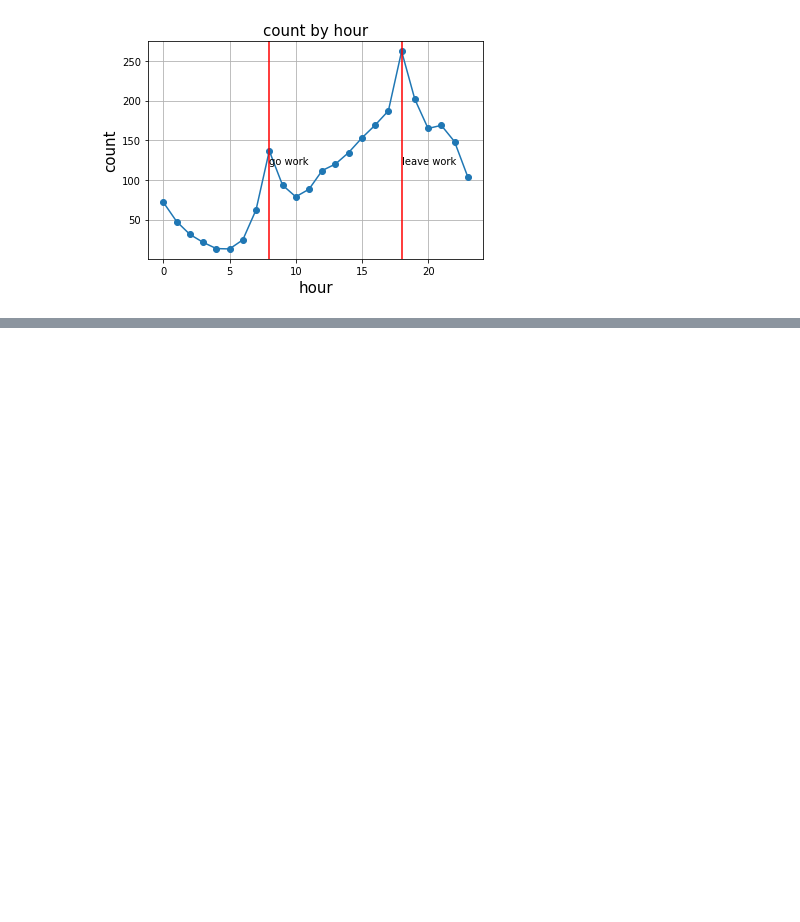
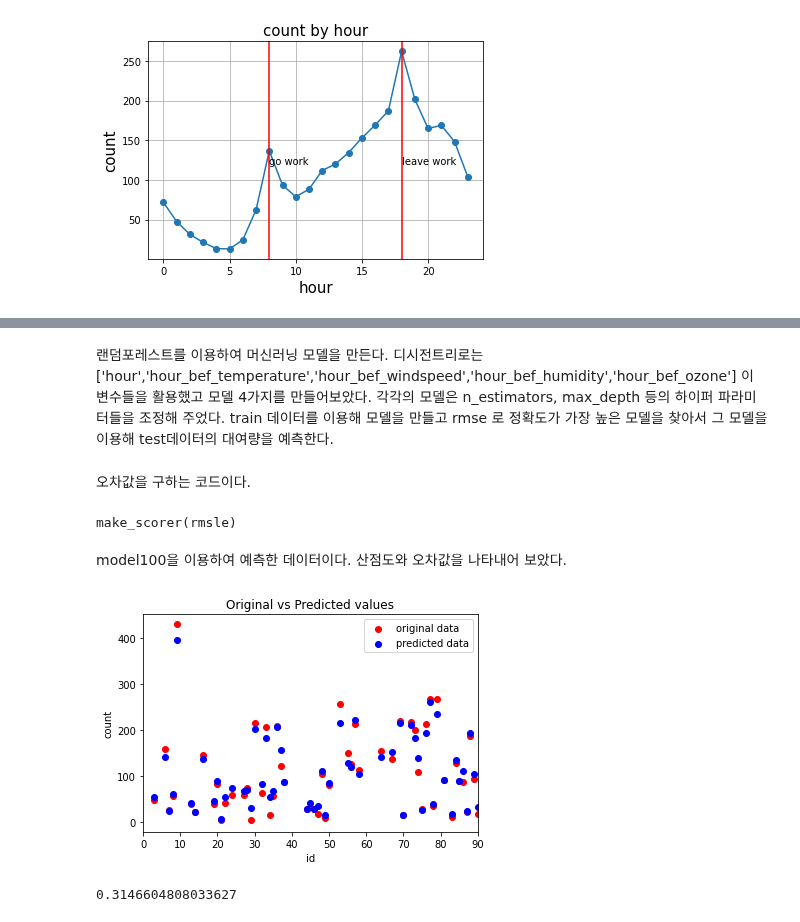
Before and after one commit to gyungyunni/DAP__, a Jupyter notebook: 데분프_과제_final.ipynb, the cells around one changed output, grey strips where cells are left out. Saved outputs shown, nothing was run; the diff lists cells and outputs as text; code cells hidden in the pictures; blank space fills up the shorter version.

```diff
--- a/데분프_과제_final.ipynb
+++ b/데분프_과제_final.ipynb
@@ -197,0 +351,2 @@ dtype: int64
+# %% [markdown]
+랜덤포레스트를 이용하여 머신러닝 모델을 만든다. 디시전트리로는 ['hour','hour_bef_temperature','hour_bef_windspeed','hour_bef_humidity','hour_bef_ozone'] 이 변수들을 활용했고 모델 4가지를 만들어보았다. 각각의 모델은 n_estimators, max_depth 등의 하이퍼 파라미터들을 조정해 주었다. train 데이터를 이용해 모델을 만들고 rmse 로 정확도가 가장 높은 모델을 찾아서 그 모델을 이용해 test데이터의 대여량을 예측한다.
@@ -197,0 +377,51 @@ dtype: int64
+# %% [markdown]
+오차값을 구하는 코드이다.
+# %%
+from sklearn.metrics import make_scorer
+
+def rmsle(predicted_values, actual_values):
+    # 넘파이로 배열 형태로 바꿔준다.
+    predicted_values = np.array(predicted_values)
+    actual_values = np.array(actual_values)
+
+    # 예측값과 실제 값에 1을 더하고 로그를 씌워준다.
+    log_predict = np.log(predicted_values + 1)
+    log_actual = np.log(actual_values + 1)
+
+    # 위에서 계산한 예측값에서 실제값을 빼주고 제곱을 해준다.
+    difference = log_predict - log_actual
+    # difference = (log_predict - log_actual) ** 2
+    difference = np.square(difference)
+
+    # 평균을 낸다.
+    mean_difference = difference.mean()
+
+    # 다시 루트를 씌운다.
+    score = np.sqrt(mean_difference)
+
+    return score
+
+rmsle_scorer = make_scorer(rmsle)
+rmsle_scorer
+# %% [output]
+make_scorer(rmsle)
+# %% [markdown]
+model100을 이용하여 예측한 데이터이다. 산점도와 오차값을 나타내어 보았다.
+# %%
+# predict our car price
+train_backup['count']=ypred1
+plt.scatter(train_data['id'],train_data['count'],label = "original data",color ="red")
+plt.scatter(train_backup['id'],train_backup['count'],label = "predicted data",color ="blue")
+
+plt.legend()
+plt.xlim([0, 90])
+
+plt.xlabel("id")
+plt.ylabel("count")
+plt.title("Original vs Predicted values")
+plt.show()
+
+rmsle(train_backup['count'],train_data['count'])
+# %% [output]
+[figure, added]
+0.3146604808033627
```
Also changed, not shown: parts of 37 cells of this notebook.
